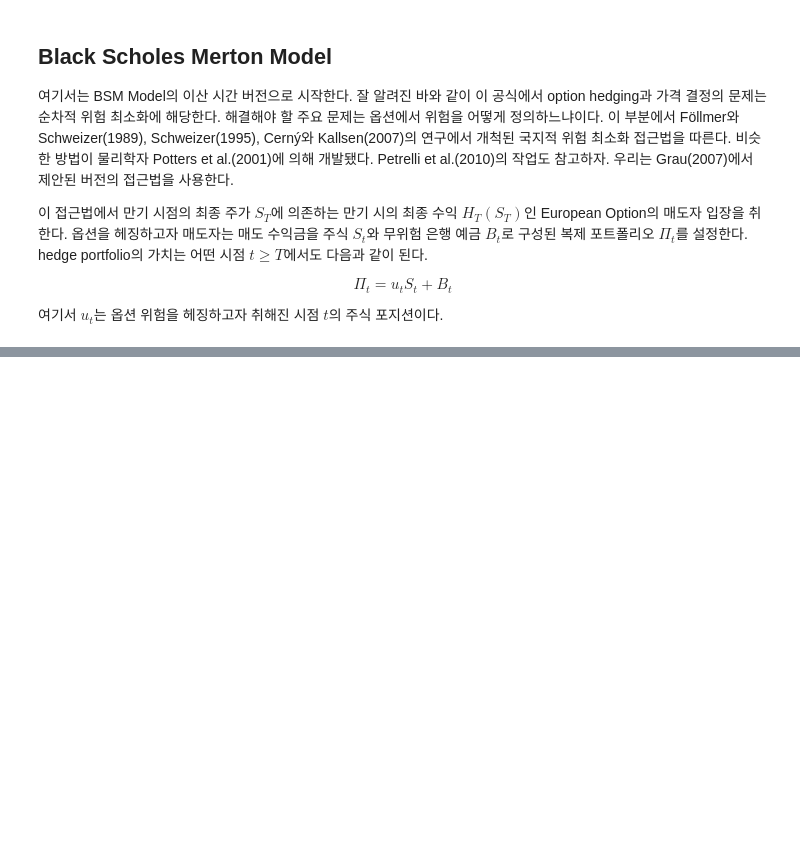
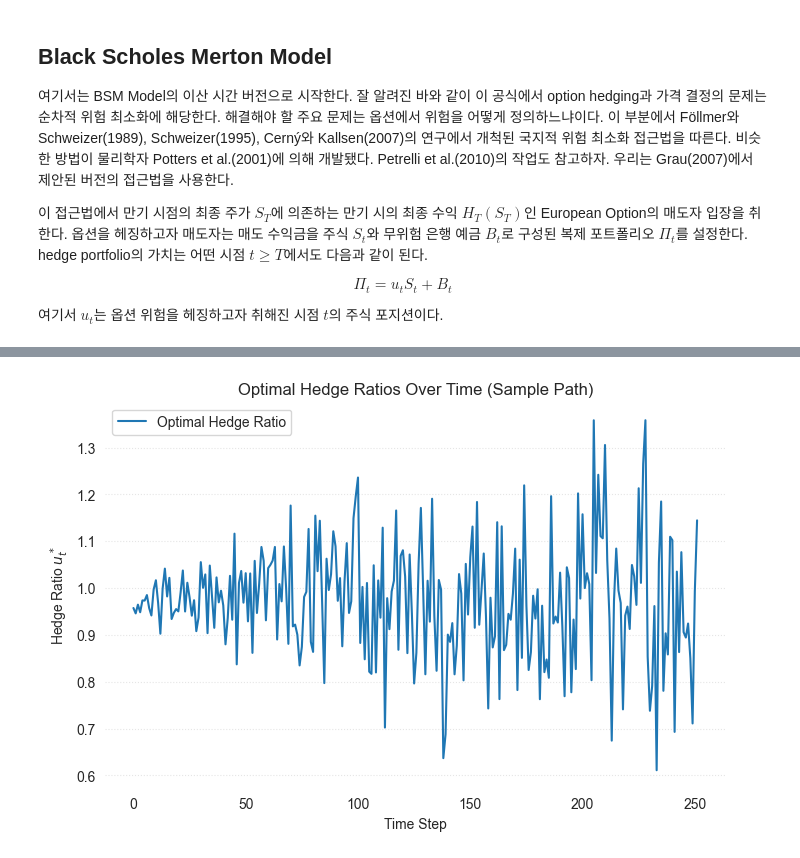
Before and after one commit to Tommylee1013/FinancialDeepLearning, a Jupyter notebook: Notes/ReinforcementLearning/BlackScholesMertonModel.ipynb, the cells around one changed output, grey strips where cells are left out. Drawn from its saved outputs; the diff is of its cells as text; code cells hidden in the pictures; blank space fills up the shorter version.

```diff
--- a/Notes/ReinforcementLearning/BlackScholesMertonModel.ipynb
+++ b/Notes/ReinforcementLearning/BlackScholesMertonModel.ipynb
@@ -10,0 +128,31 @@ $$\Pi_t = u_t S_t + B_t$$
+# %%
+# Recursive calculation of Pi and optimal hedge
+u_star = np.zeros((num_paths, N))  # Store optimal hedge ratios
+# %%
+for t in range(N - 1, -1, -1):
+    delta_S = S[:, t + 1] - np.exp(r * dt) * S[:, t]
+
+    # Calculate optimal hedge ratio u_t^*
+    cov_matrix = np.cov(Pi[:, t + 1], delta_S, ddof=0)
+    cov_Pi_deltaS = cov_matrix[0, 1]
+    var_deltaS = cov_matrix[1, 1]
+
+    if var_deltaS != 0:  # Avoid division by zero
+        u_star[:, t] = cov_Pi_deltaS / var_deltaS
+
+    # Update portfolio value Pi_t using optimal hedge
+    Pi[:, t] = np.exp(-r * dt) * (Pi[:, t + 1] - u_star[:, t] * delta_S)
+# %%
+fig, ax = plt.subplots(figsize = (8, 5))
+ax.plot(range(N), u_star[0, :], label='Optimal Hedge Ratio')
+for spine in ax.spines.values():
+    spine.set_visible(False)
+ax.grid(False)
+ax.yaxis.grid(True, ls = ':', alpha = 0.5)
+plt.title('Optimal Hedge Ratios Over Time (Sample Path)')
+plt.xlabel('Time Step')
+plt.ylabel(r'Hedge Ratio $u_t^*$')
+plt.legend()
+plt.show()
+# %% [output]
+[figure, added]
```
Also changed, not shown: parts of 16 cells of this notebook, 1 other file.
